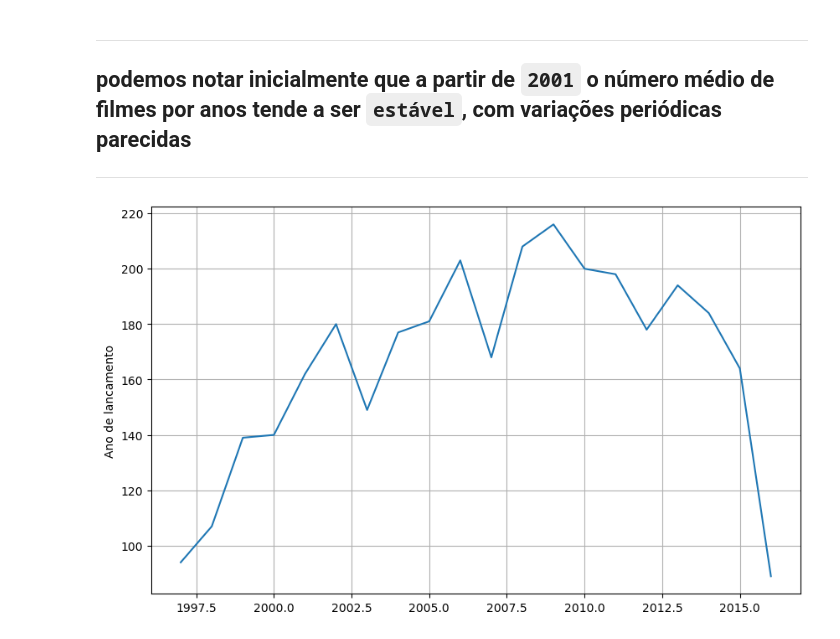
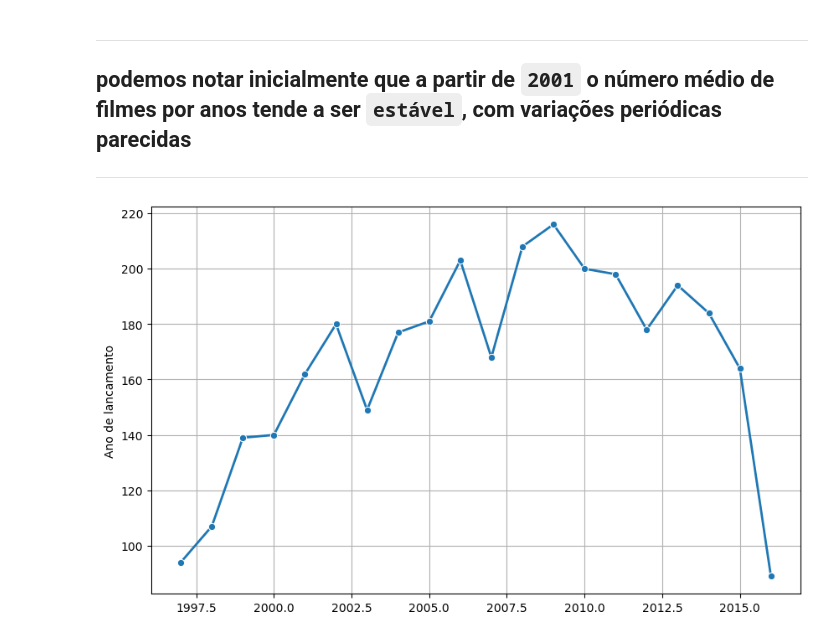
Before and after one commit to MiguelFreire-bit/IMDB-Analise_de_tendencia_de_lancamento, a Jupyter notebook: Analise_de_tendencia_de_lançamento.ipynb, the cells around one changed output. Cells and saved outputs as stored; diff of their text form; code cells hidden in the pictures.

```diff
--- a/Analise_de_tendencia_de_lançamento.ipynb
+++ b/Analise_de_tendencia_de_lançamento.ipynb
@@ -369,11 +369,11 @@ plt.show()
 # %%
 # tentar outro gráfico, o de Linha
 
 contagem_filmes = vinte_anos['Ano de lancamento'].value_counts().sort_index()
 
 
 plt.figure(figsize=(10, 6))
-sns.lineplot(x=contagem_filmes.index, y=contagem_filmes)
+sns.lineplot(x=contagem_filmes.index, y=contagem_filmes, lw=2, marker='o')
 plt.grid(True)
 # %% [output]
-[figure, old version]
+[figure, new version]
```
Also changed, not shown: parts of 26 cells of this notebook.
